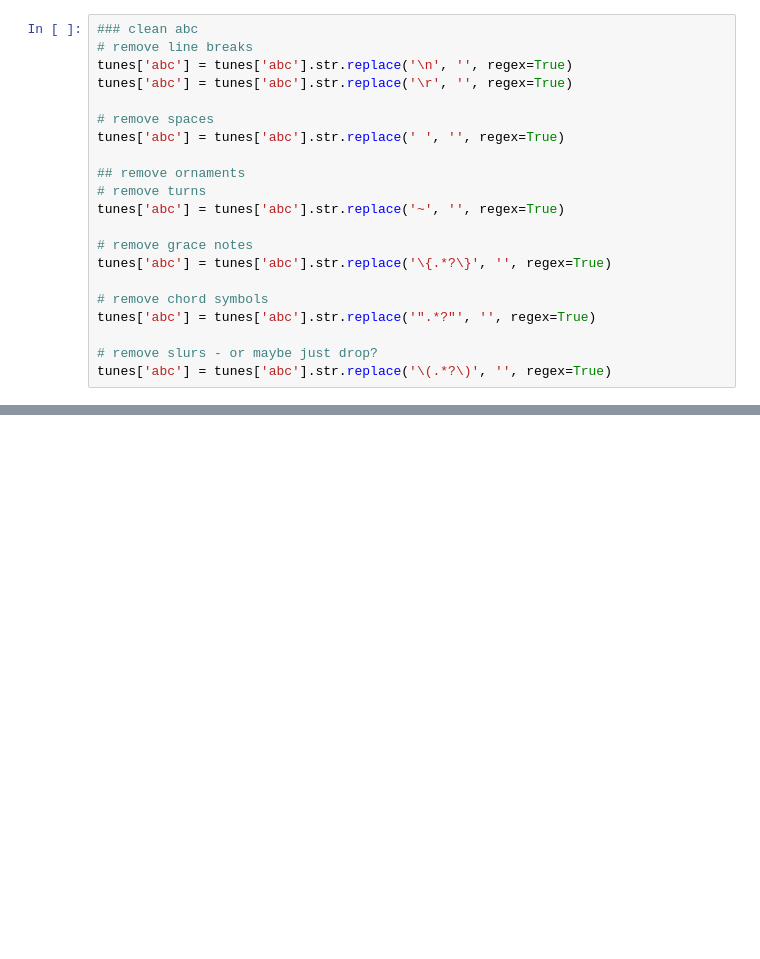
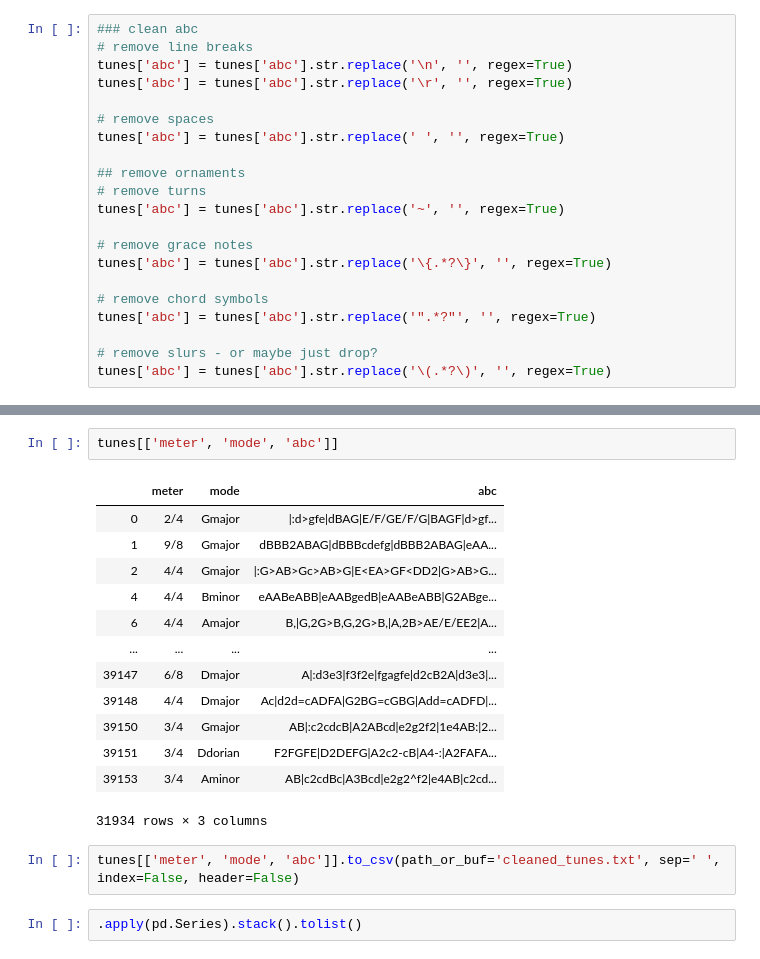
Before and after one commit to jacobdgm/irish-tunes, a Jupyter notebook: cleaning1.ipynb, the cells around one changed output, grey strips where cells are left out. Saved outputs shown, nothing was run; the diff lists cells and outputs as text; blank space fills up the shorter version.

```diff
--- a/cleaning1.ipynb
+++ b/cleaning1.ipynb
@@ -72,0 +180,20 @@ tunes.loc[tunes['abc'].str.contains('\}')]
+# %%
+tunes[['meter', 'mode', 'abc']]
+# %% [output]
+|  | meter | mode | abc |
+| 0 | 2/4 | Gmajor | |:d>gfe|dBAG|E/F/GE/F/G|BAGF|d>gf... |
+| 1 | 9/8 | Gmajor | dBBB2ABAG|dBBBcdefg|dBBB2ABAG|eAA... |
+| 2 | 4/4 | Gmajor | |:G>AB>Gc>AB>G|E<EA>GF<DD2|G>AB>G... |
+| 4 | 4/4 | Bminor | eAABeABB|eAABgedB|eAABeABB|G2ABge... |
+| 6 | 4/4 | Amajor | B,|G,2G>B,G,2G>B,|A,2B>AE/E/EE2|A... |
+| ... | ... | ... | ... |
+| 39147 | 6/8 | Dmajor | A|:d3e3|f3f2e|fgagfe|d2cB2A|d3e3|... |
+| 39148 | 4/4 | Dmajor | Ac|d2d=cADFA|G2BG=cGBG|Add=cADFD|... |
+| 39150 | 3/4 | Gmajor | AB|:c2cdcB|A2ABcd|e2g2f2|1e4AB:|2... |
+| 39151 | 3/4 | Ddorian | F2FGFE|D2DEFG|A2c2-cB|A4-:|A2FAFA... |
+| 39153 | 3/4 | Aminor | AB|c2cdBc|A3Bcd|e2g2^f2|e4AB|c2cd... |
+31934 rows × 3 columns
+# %%
+tunes[['meter', 'mode', 'abc']].to_csv(path_or_buf='cleaned_tunes.txt', sep=' ', index=False, header=False)
+# %%
+.apply(pd.Series).stack().tolist()
```
Also changed, not shown: parts of 10 cells of this notebook, 5 other files.
